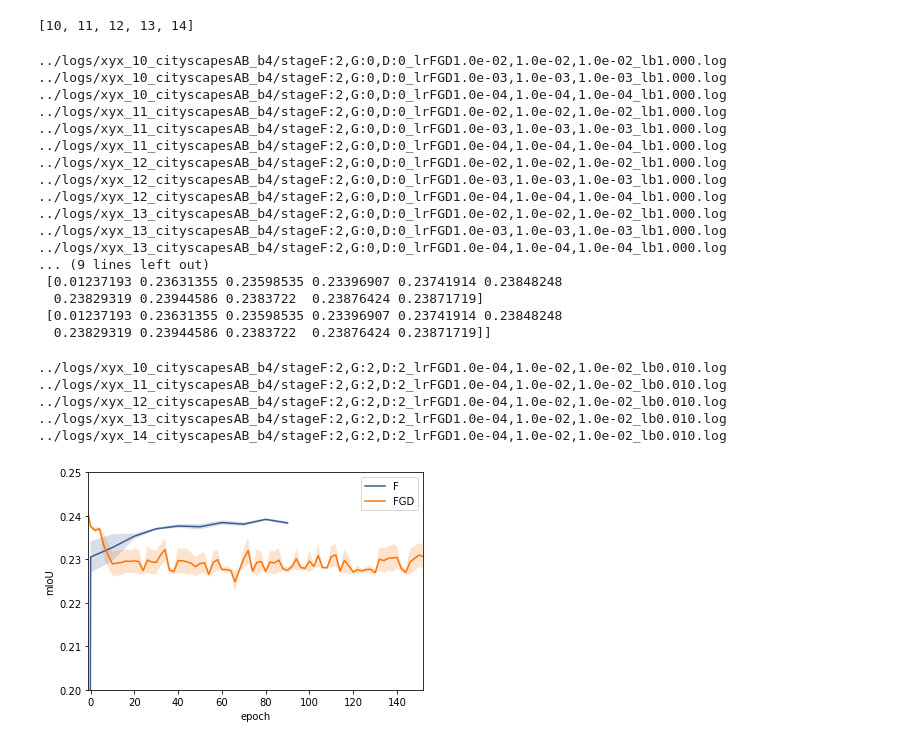
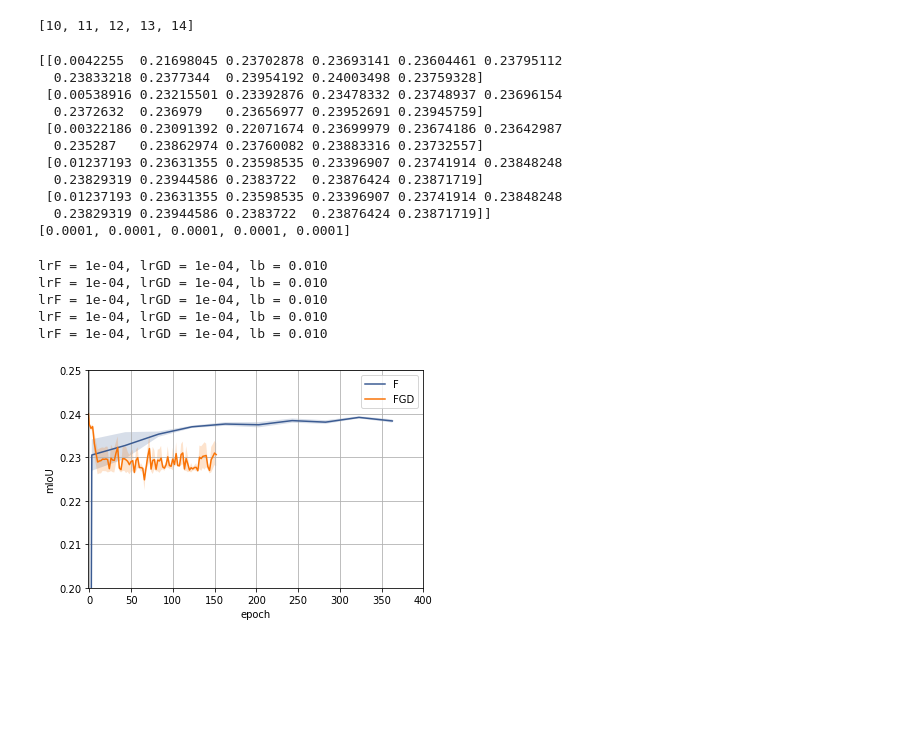
Before and after one commit to hushell/semisup_semantic, a Jupyter notebook: notebooks/plot_iou_cityscapesAB.ipynb, the cells around one changed output. Saved outputs shown, nothing was run; the diff lists cells and outputs as text; code cells hidden in the pictures; blank space fills up the shorter version.

Commit message:
plot bugfix

```diff
--- a/notebooks/plot_iou_cityscapesAB.ipynb
+++ b/notebooks/plot_iou_cityscapesAB.ipynb
@@ -122,24 +122,19 @@ for j,i in enumerate(valid_experiments):
 
 F_ious = np.stack(all_ious, axis=0)
 print(F_ious)
+print(all_lr_F)
 # %% [output]
-../logs/xyx_10_cityscapesAB_b4/stageF:2,G:0,D:0_lrFGD1.0e-02,1.0e-02,1.0e-02_lb1.000.log
-../logs/xyx_10_cityscapesAB_b4/stageF:2,G:0,D:0_lrFGD1.0e-03,1.0e-03,1.0e-03_lb1.000.log
-../logs/xyx_10_cityscapesAB_b4/stageF:2,G:0,D:0_lrFGD1.0e-04,1.0e-04,1.0e-04_lb1.000.log
-../logs/xyx_11_cityscapesAB_b4/stageF:2,G:0,D:0_lrFGD1.0e-02,1.0e-02,1.0e-02_lb1.000.log
-../logs/xyx_11_cityscapesAB_b4/stageF:2,G:0,D:0_lrFGD1.0e-03,1.0e-03,1.0e-03_lb1.000.log
-../logs/xyx_11_cityscapesAB_b4/stageF:2,G:0,D:0_lrFGD1.0e-04,1.0e-04,1.0e-04_lb1.000.log
-../logs/xyx_12_cityscapesAB_b4/stageF:2,G:0,D:0_lrFGD1.0e-02,1.0e-02,1.0e-02_lb1.000.log
-../logs/xyx_12_cityscapesAB_b4/stageF:2,G:0,D:0_lrFGD1.0e-03,1.0e-03,1.0e-03_lb1.000.log
-../logs/xyx_12_cityscapesAB_b4/stageF:2,G:0,D:0_lrFGD1.0e-04,1.0e-04,1.0e-04_lb1.000.log
-../logs/xyx_13_cityscapesAB_b4/stageF:2,G:0,D:0_lrFGD1.0e-02,1.0e-02,1.0e-02_lb1.000.log
-../logs/xyx_13_cityscapesAB_b4/stageF:2,G:0,D:0_lrFGD1.0e-03,1.0e-03,1.0e-03_lb1.000.log
-../logs/xyx_13_cityscapesAB_b4/stageF:2,G:0,D:0_lrFGD1.0e-04,1.0e-04,1.0e-04_lb1.000.log
-... (9 lines left out)
+[[0.0042255  0.21698045 0.23702878 0.23693141 0.23604461 0.23795112
+  0.23833218 0.2377344  0.23954192 0.24003498 0.23759328]
+ [0.00538916 0.23215501 0.23392876 0.23478332 0.23748937 0.23696154
+  0.2372632  0.236979   0.23656977 0.23952691 0.23945759]
+ [0.00322186 0.23091392 0.22071674 0.23699979 0.23674186 0.23642987
+  0.235287   0.23862974 0.23760082 0.23883316 0.23732557]
  [0.01237193 0.23631355 0.23598535 0.23396907 0.23741914 0.23848248
   0.23829319 0.23944586 0.2383722  0.23876424 0.23871719]
  [0.01237193 0.23631355 0.23598535 0.23396907 0.23741914 0.23848248
   0.23829319 0.23944586 0.2383722  0.23876424 0.23871719]]
+[0.0001, 0.0001, 0.0001, 0.0001, 0.0001]
 # %%
 # stage GD
 stage_str = 'F:1,G:2,D:2'
@@ -173,6 +168,7 @@ for j,i in enumerate(valid_experiments):
     lr_F = all_lr_F[j]
     lr_GD = all_lr_GD[j]
     lrFGD = '%.1e,%.1e,%.1e' % (lr_F, lr_GD / lb, lr_GD / lb)
+    print('lrF = %.e, lrGD = %.e, lb = %.3f' % (lr_F, lr_GD, lb))
 
     ious = load_log(name, stage_str, lrFGD, lb)
     all_ious.append(ious)
@@ -182,25 +178,28 @@ for j,i in enumerate(valid_experiments):
 
 #FGD_ious = np.stack(all_ious, axis=0)
 FGD_ious = [ii[:max_len] for ii in all_ious]
+#print(FGD_ious)
 # %% [output]
-../logs/xyx_10_cityscapesAB_b4/stageF:2,G:2,D:2_lrFGD1.0e-04,1.0e-02,1.0e-02_lb0.010.log
-../logs/xyx_11_cityscapesAB_b4/stageF:2,G:2,D:2_lrFGD1.0e-04,1.0e-02,1.0e-02_lb0.010.log
-../logs/xyx_12_cityscapesAB_b4/stageF:2,G:2,D:2_lrFGD1.0e-04,1.0e-02,1.0e-02_lb0.010.log
-../logs/xyx_13_cityscapesAB_b4/stageF:2,G:2,D:2_lrFGD1.0e-04,1.0e-02,1.0e-02_lb0.010.log
-../logs/xyx_14_cityscapesAB_b4/stageF:2,G:2,D:2_lrFGD1.0e-04,1.0e-02,1.0e-02_lb0.010.log
+lrF = 1e-04, lrGD = 1e-04, lb = 0.010
+lrF = 1e-04, lrGD = 1e-04, lb = 0.010
+lrF = 1e-04, lrGD = 1e-04, lb = 0.010
+lrF = 1e-04, lrGD = 1e-04, lb = 0.010
+lrF = 1e-04, lrGD = 1e-04, lb = 0.010
 # %%
 color_map = dict(F=sns.xkcd_rgb["denim blue"], F2=sns.xkcd_rgb["medium green"], FGD=sns.xkcd_rgb["orange"])
 # %%
 # Comparison between stage F and stage FGD
 def plotter():
     epochs1 = pd.Series([-1] + list(range(0, (max_len-1)*2, 2)), name="epoch")
-    epochs2 = pd.Series([-1] + list(range(0, 100, 10)), name="epoch")
+    epochs2 = pd.Series([-1] + list(range(3, 100*4+3, 10*4)), name="epoch")
     sns.tsplot(data=F_ious, time=epochs2, condition=['F'], value='mIoU', color=color_map)
     sns.tsplot(data=FGD_ious, time=epochs1, condition=['FGD'], value='mIoU', color=color_map)
     plt.ylim(0.2, 0.25)
-    plt.xlim(-1, None)
+    plt.xlim(-1, 400)
+    plt.grid(b=True, which='major')
+    plt.grid(b=True, which='minor')
     plt.show()
 
 plotter()
 # %% [output]
-[figure, old version]
+[figure, new version]
```
Also changed, not shown: parts of 3 cells of this notebook.
